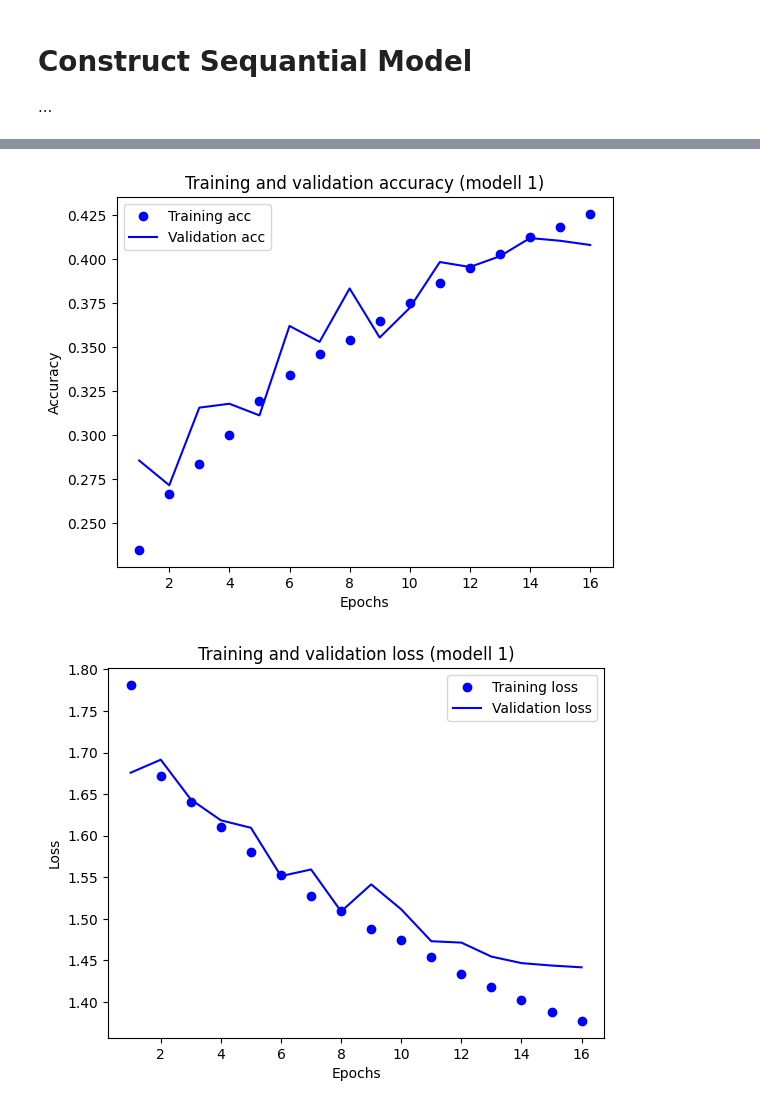
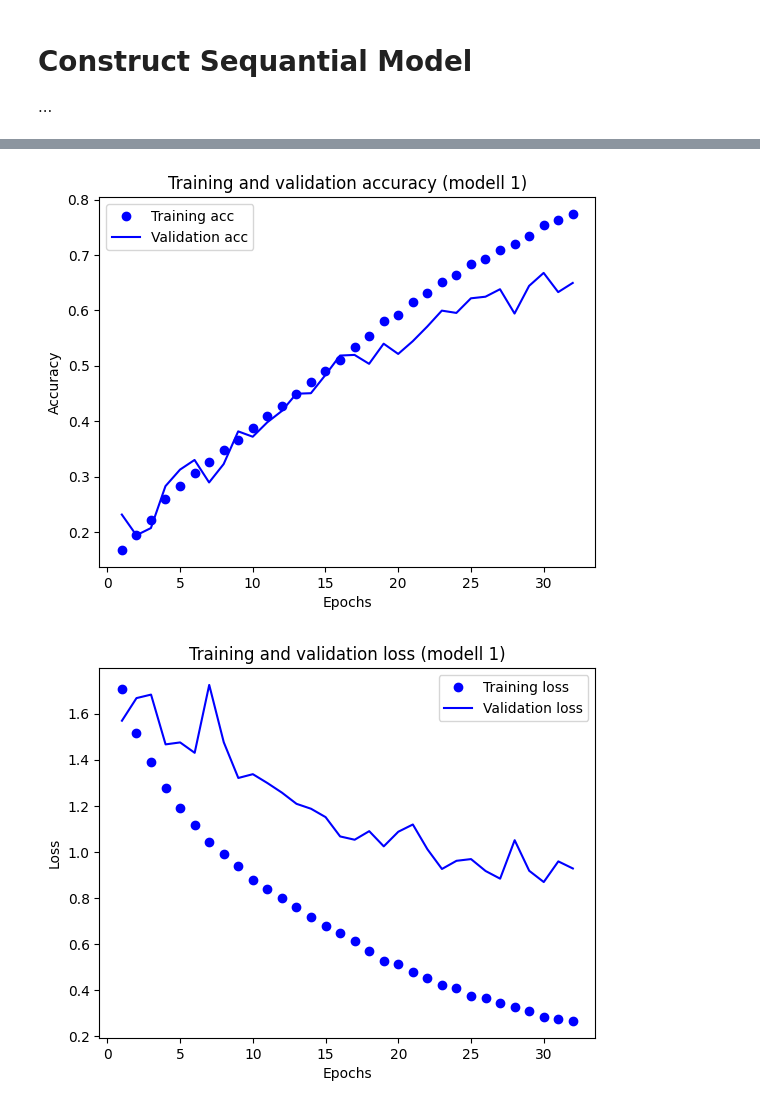
Before and after one commit to williamfridh/Vehicle-Classifying-and-Counting-Convolution-Neural-Networks-Onboard-Cost-Efficient-Microcontrollers, a Jupyter notebook: Model/model_0.ipynb, the cells around one changed output, grey strips where cells are left out. Cells and saved outputs as stored; diff of their text form; code cells hidden in the pictures.

Commit message:
Continued work on model

```diff
--- a/Model/model_0.ipynb
+++ b/Model/model_0.ipynb
@@ -108,4 +84,4 @@ SystemExit:
 # %%
-df = pd.read_csv('output_frames.csv', header=None)              # No header in your format
+df = pd.read_csv(DATASET_PATH, header=None)              # No header in your format
 dataset = df.iloc[:, :-1].to_numpy(dtype=np.float16)            # All but last column as float16
 labels_set = df.iloc[:, -1].to_numpy(dtype=str)                 # Last column as string
@@ -114,6 +88,8 @@ labels_set = df.iloc[:, -1].to_numpy(dtype=str)                 # Last column as
 # %%
 dataset = dataset.reshape(dataset.shape[0], 25, 16, 1)
+input_shape = dataset[0].shape
 
-print(dataset.shape)
-print(labels_set.shape)
+print(f"Dataset shape: {dataset.shape}")
+print(f"Labels shape: {labels_set.shape}")
+print(f"Input shape: {input_shape}")
 # %% [output]
@@ -220,9 +182,24 @@ def printHistory(history):
   plt.legend()
   plt.show()
 # %%
+from keras.callbacks import EarlyStopping
+
 # Fit model function used for convinience when fitting the model multiple times
 def fitModel(model, x_train, y_train, epochs, doPrintHistory, class_weight, verbose, batch_size):
-    history = model.fit(x=x_train, y=y_train, validation_split=0.25, epochs=epochs, verbose=verbose, class_weight=class_weight, batch_size=batch_size)
+
+    # Define early stopping callback.
+    early_stopping = EarlyStopping(monitor='val_loss', patience=3, restore_best_weights=True)
+
+    history = model.fit(
+        x=x_train,
+        y=y_train,
+        validation_split=0.25,
+        epochs=epochs,
+        verbose=verbose,
+        class_weight=class_weight,
+        batch_size=batch_size,
+        callbacks=[early_stopping],
+    )
     # Print history
     if doPrintHistory: printHistory(history)
 # %% [markdown]
@@ -275,7 +251,8 @@ Model: "sequential"
 # %%
-# Compile the model.
-sequential_model.compile(
-    optimizer = "Adam",
-    loss = "categorical_crossentropy",
-    metrics = ['categorical_accuracy']
-)
+def compileModel(model, learning_rate = 0.001):
+    model.compile(
+        optimizer=tf.keras.optimizers.Adam(learning_rate=learning_rate),
+        loss='categorical_crossentropy',
+        metrics=['categorical_accuracy']
+    )
+    model.summary()
@@ -282,3 +283,3 @@ sequential_model.compile(
 # %%
-fitModel(sequential_model, x_train, y_train, 16, True, dist_class_weight, 1, 32)
+fitModel(sequential_model, x_train, y_train, 32, True, dist_class_weight, 1, 128)
 # %% [output]
@@ -321,2 +334,2 @@ Epoch 16/16
-[figure, old version]
+[figure, new version]
-[figure, old version]
+[figure, new version]
```
Also changed, not shown: parts of 21 cells of this notebook, 1 other file.
